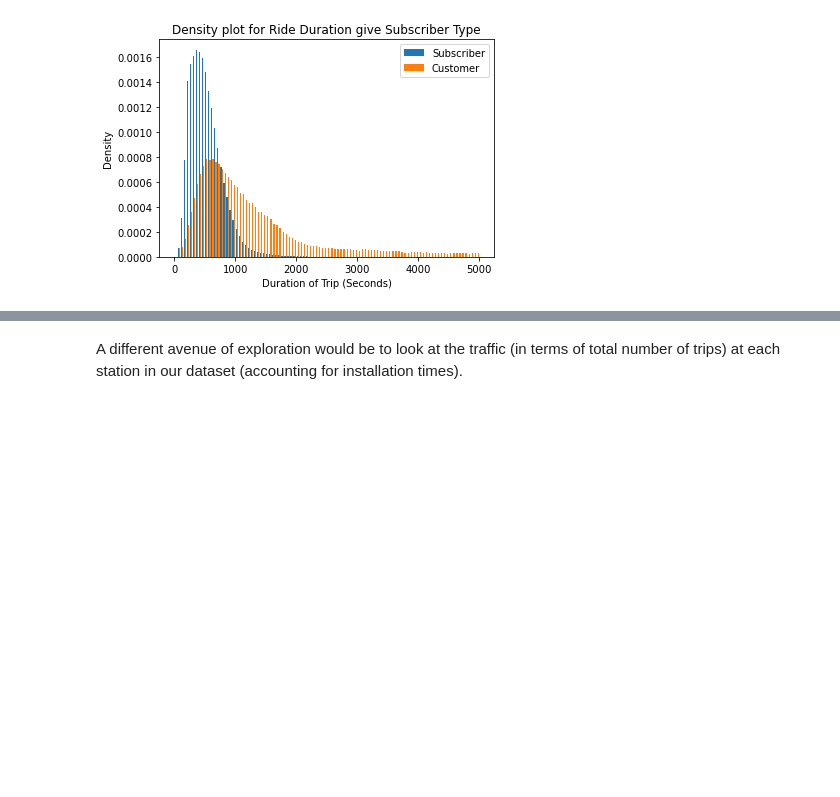
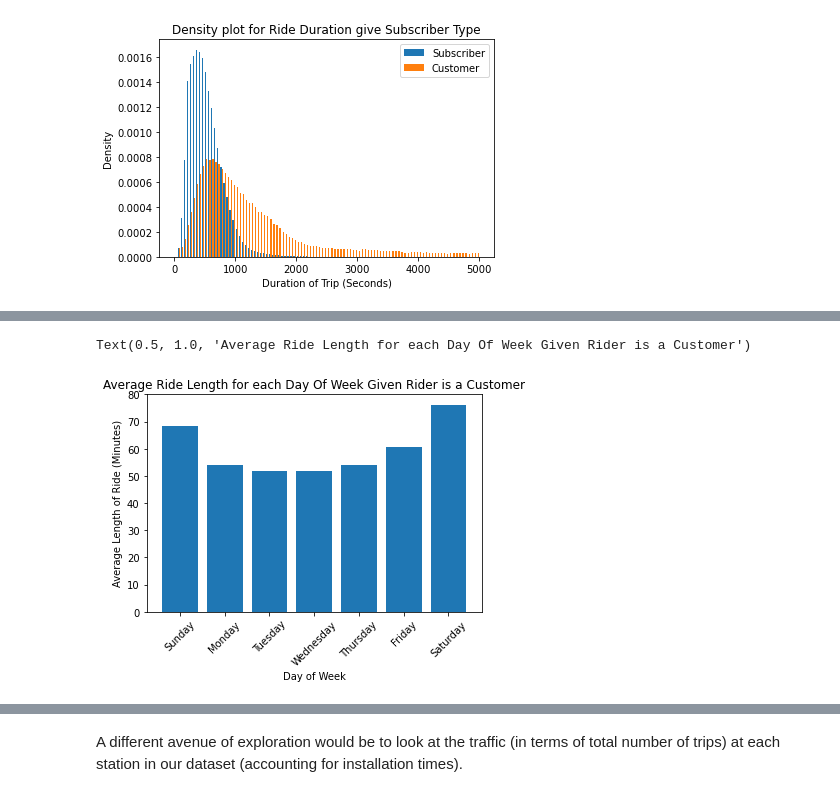
Before and after one commit to isaacvernon1/w205Project1, a Jupyter notebook: Project_1.ipynb, the cells around one changed output, grey strips where cells are left out. Cells and saved outputs as stored; diff of their text form; code cells hidden in the pictures; blank space fills up the shorter version.

```diff
--- a/Project_1.ipynb
+++ b/Project_1.ipynb
@@ -376,0 +471,9 @@ MORE ANALYSIS
+# %%
+plt.bar(cdays["Day_of_Week"], cdays["Average_Trip_Length_Minutes"])
+plt.xticks(rotation=45)
+plt.xlabel('Day of Week')
+plt.ylabel('Average Length of Ride (Minutes)')
+plt.title('Average Ride Length for each Day Of Week Given Rider is a Customer')
+# %% [output]
+Text(0.5, 1.0, 'Average Ride Length for each Day Of Week Given Rider is a Customer')
+[figure, added]
```
Also changed, not shown: parts of 15 cells of this notebook.
